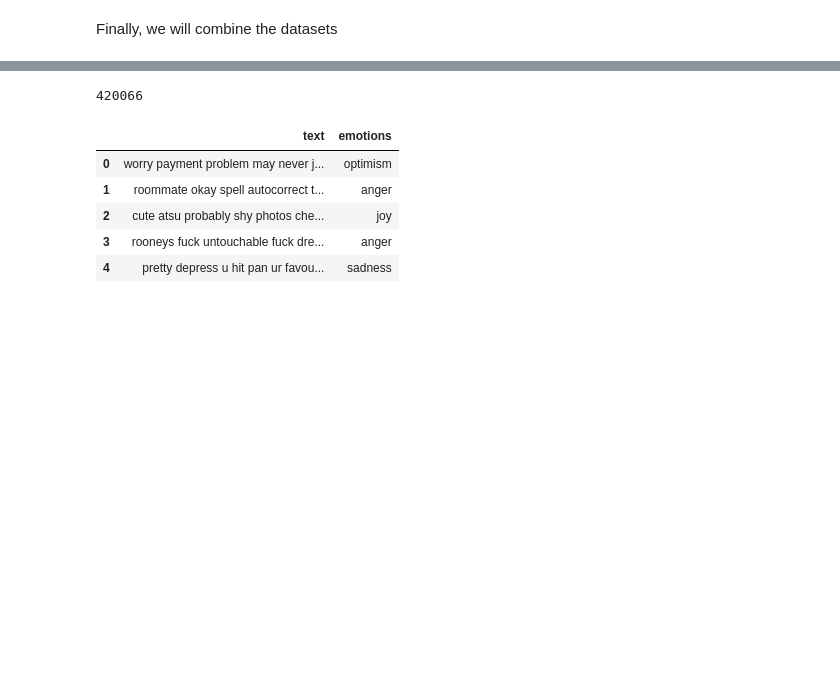
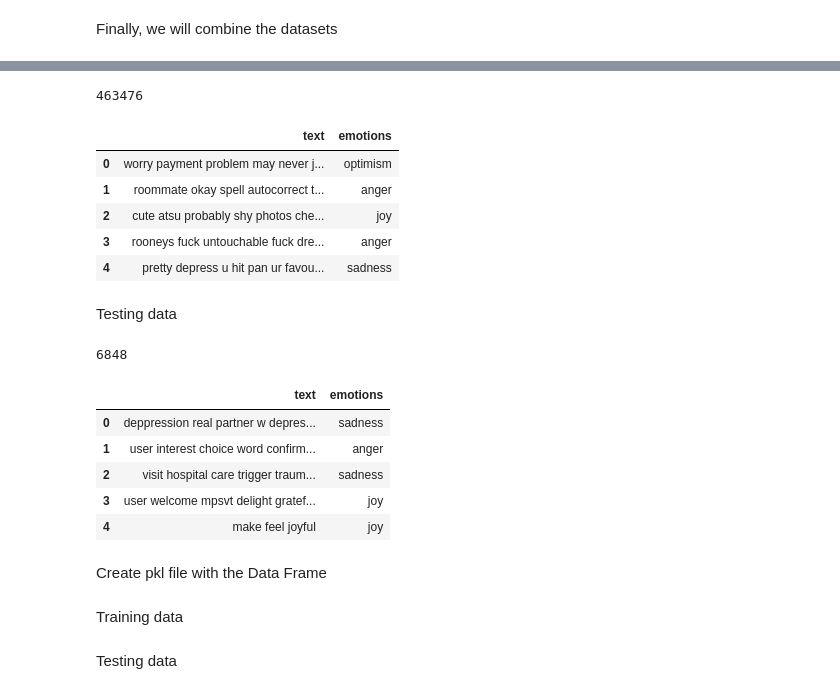
Before and after one commit to dHoundenko/Emotion-recognition-using-NLP, a Jupyter notebook: DataProcessing.ipynb, the cells around one changed output, grey strips where cells are left out. Drawn from its saved outputs; the diff is of its cells as text; code cells hidden in the pictures; blank space fills up the shorter version.

```diff
--- a/DataProcessing.ipynb
+++ b/DataProcessing.ipynb
@@ -158,8 +158,8 @@ def create_df(keys_file, values_file):
 
     return df
 
-keys_file = "DatasetsInUse/emotion_tweets_2020/train_labels.txt"
-values_file = "DatasetsInUse/emotion_tweets_2020/train_text.txt"
+keys_file = "DatasetsInUse/emotion_tweets_2020/test_labels.txt"
+values_file = "DatasetsInUse/emotion_tweets_2020/test_text.txt"
 
 df1 = create_df(keys_file, values_file)
 # %% [markdown]
@@ -182,14 +361,35 @@ def combine_df(df1, df2):
     return pd.concat([df1, df2], ignore_index=True)
 
 df = combine_df(df1, df2)
+df = combine_df(df, df3)
+df = df.reset_index(drop=True)
 print(df.shape[0])
 df.head()
 # df.emotions.unique()
 # %% [output]
-420066
+463476
 |  | text | emotions |
 | 0 | worry payment problem may never j... | optimism |
 | 1 | roommate okay spell autocorrect t... | anger |
 | 2 | cute atsu probably shy photos che... | joy |
 | 3 | rooneys fuck untouchable fuck dre... | anger |
 | 4 | pretty depress u hit pan ur favou... | sadness |
+# %% [markdown]
+Testing data
+# %%
+df = combine_df(df1, df3)
+df = df.reset_index(drop=True)
+print(df.shape[0])
+df.head()
+# %% [output]
+6848
+|  | text | emotions |
+| 0 | deppression real partner w depres... | sadness |
+| 1 | user interest choice word confirm... | anger |
+| 2 | visit hospital care trigger traum... | sadness |
+| 3 | user welcome mpsvt delight gratef... | joy |
+| 4 | make feel joyful | joy |
+# %% [markdown]
+Create pkl file with the Data Frame
+# %% [markdown]
+Training data
@@ -195,0 +404,2 @@ df.head()
+# %% [markdown]
+Testing data
```
Also changed, not shown: parts of 5 cells of this notebook, 3 other files.
